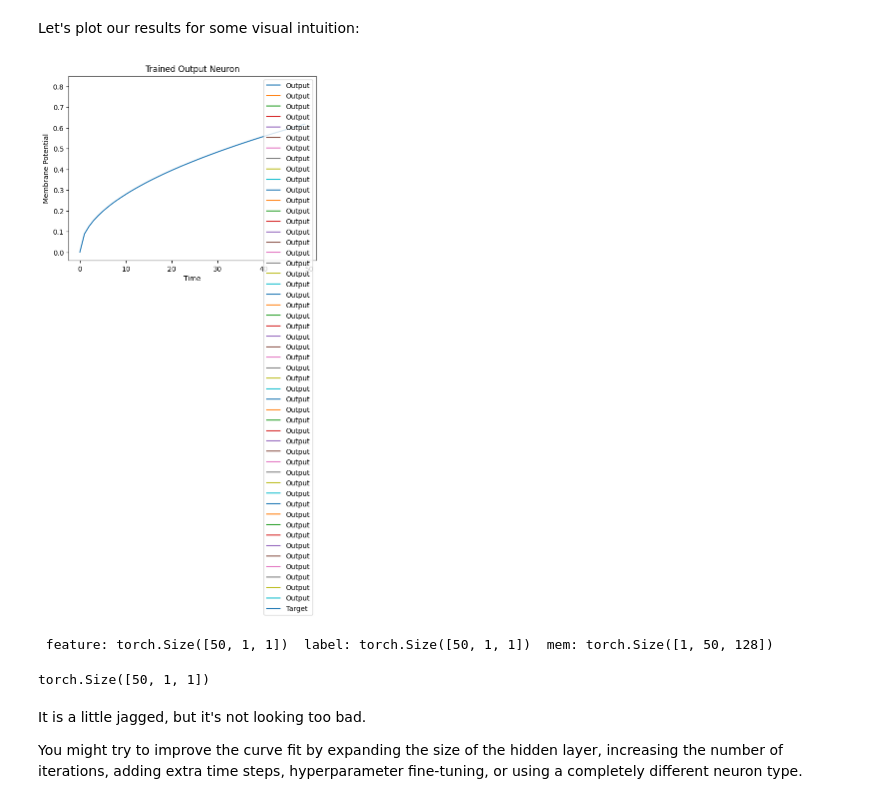
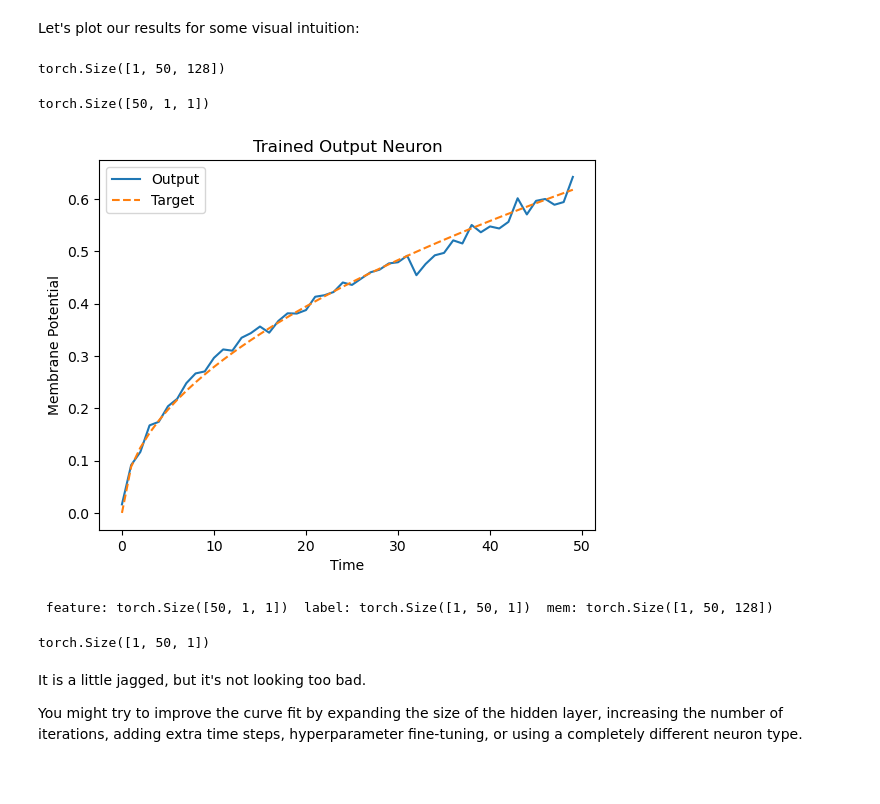
Before and after one commit to marcorax/N-WAVE-tutorials, a Jupyter notebook: Tutorial2_temp.ipynb, the cells around one changed output. Drawn from its saved outputs; the diff is of its cells as text; code cells hidden in the pictures; blank space fills up the shorter version.

```diff
--- a/Tutorial2_temp.ipynb
+++ b/Tutorial2_temp.ipynb
@@ -320,7 +321,7 @@ with torch.no_grad():
         # label = torch.swapaxes(input=label, axis0=0, axis1=1)
         feature = feature.to(device)
         label = label.to(device)
-        mem = model(feature)[4]
+        mem = model(feature)[3]
 
 # plot
 plt.plot(mem[:, 0, 0].cpu(), label="Output")
@@ -339,7 +340,7 @@ We call `torch.nn.MSELoss()` to minimize the mean square error between the membr
 
 We iterate over the same sample of data.
 # %%
-num_iter = 100  # train for 100 iterations
+num_iter = 5000  # train for 100 iterations
 optimizer = torch.optim.Adam(params=model.parameters(), lr=1e-3)
 loss_function = torch.nn.MSELoss()
 
@@ -353,11 +354,14 @@ with tqdm.trange(num_iter) as pbar:
         loss_epoch = []
 
         for feature, label in train_batch:
-            feature = torch.swapaxes(feature, 0, 1)
-            label = torch.swapaxes(label, 0, 1)
+
+            # feature = torch.swapaxes(feature, 0, 1)
+            # label = torch.swapaxes(label, 0, 1)
             # forward pass
-            mem = model(feature)[4]
-            loss_val = loss_function(mem, label)
+            mem = model(feature)[3]
+            # print(torch.swapaxes(input=mem, axis0=1, axis1=0).shape)
+            # print(label.shape)
+            loss_val = loss_function(torch.swapaxes(input=mem, axis0=1, axis1=0), label)
 
             optimizer.zero_grad()  # zero out gradients
             loss_val.backward()  # calculate gradients
@@ -389,13 +393,13 @@ with torch.no_grad():
     for feature, label in test_batch:
 
         # prepare data
-        feature = torch.swapaxes(input=feature, axis0=0, axis1=1)
-        label = torch.swapaxes(input=label, axis0=0, axis1=1)
+        feature = torch.swapaxes(input=feature, axis0=1, axis1=0)
+        label = torch.swapaxes(input=label, axis0=1, axis1=0)
         feature = feature.to(device)
         label = label.to(device)
 
         # forward-pass
-        mem = model(feature)[4]
+        mem = model(feature)[3]
 
         # calculate relative error
         rel_err = torch.linalg.norm((mem - label), dim=-1) / torch.linalg.norm(
@@ -422,27 +426,42 @@ Mean rel. err.:     2.24e+01
 # %% [markdown]
 Let's plot our results for some visual intuition:
+# %%
+mem.shape
+# %% [output]
+torch.Size([1, 50, 128])
+# %%
+label.shape
+# %% [output]
+torch.Size([50, 1, 1])
 # %%
 mem = mem.cpu()
+label = label.permute(1, 0, 2)
 label = label.cpu()
-
 plt.title("Trained Output Neuron")
 plt.xlabel("Time")
 plt.ylabel("Membrane Potential")
+
 for i in range(batch_size):
-    plt.plot(mem[:, :, i].cpu(), label="Output")
-    plt.plot(label[:, i, :].cpu(), label="Target")
+    # pick a single output neuron, say neuron 0
+    out_trace = mem[:, i, 0].cpu()
+    target_trace = label[i, :, 0].cpu()
+
+    plt.plot(out_trace, label="Output" if i == 0 else None)
+    plt.plot(target_trace, "--", label="Target" if i == 0 else None)
+
+# only label the first iteration to avoid duplicate legend entries
 plt.legend(loc="best")
 plt.show()
 # %% [output]
-[figure, old version]
+[figure, new version]
 # %%
 print(" feature:", feature.shape, " label:", label.shape, " mem:", mem.shape)
 # %% [output]
- feature: torch.Size([50, 1, 1])  label: torch.Size([50, 1, 1])  mem: torch.Size([1, 50, 128])
+ feature: torch.Size([50, 1, 1])  label: torch.Size([1, 50, 1])  mem: torch.Size([1, 50, 128])
 # %%
 label.shape
 # %% [output]
-torch.Size([50, 1, 1])
+torch.Size([1, 50, 1])
 # %% [markdown]
 It is a little jagged, but it's not looking too bad.
 
```
Also changed, not shown: parts of 6 cells of this notebook.
